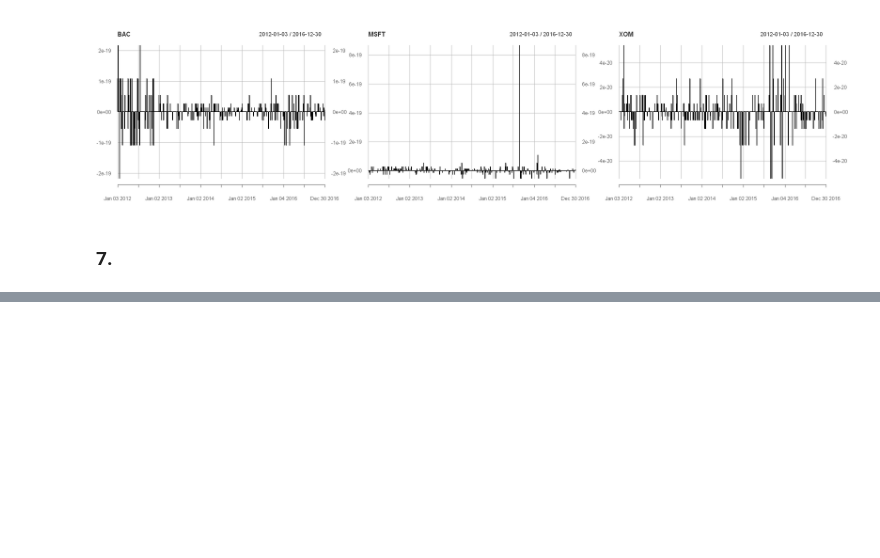
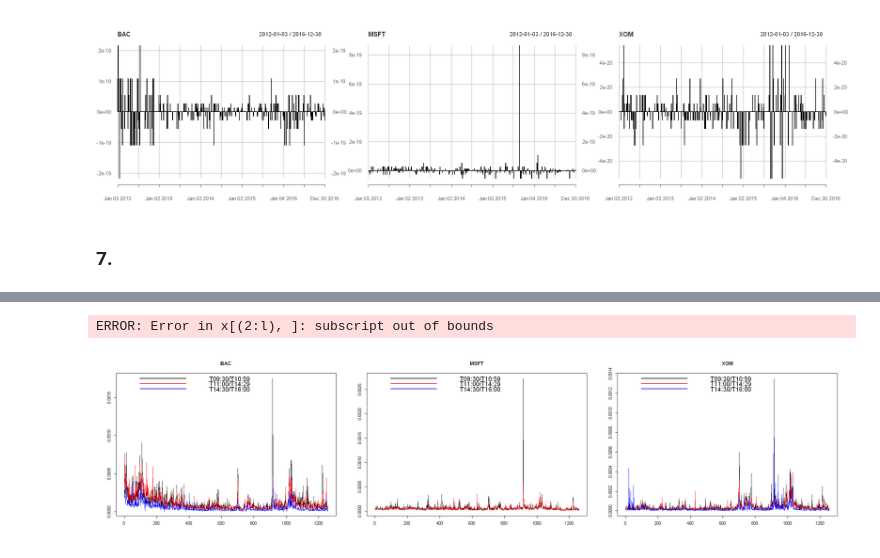
Before and after one commit to JanK0095/Financial-Econometrics-Course-Projects, a Jupyter notebook: HW3/FE1_HW3_Kubal_Mattanelli.ipynb, the cells around one changed output, grey strips where cells are left out. Saved outputs shown, nothing was run; the diff lists cells and outputs as text; code cells hidden in the pictures; blank space fills up the shorter version.

Commit message:
Working on 7 and 8. Encountered an error which is not resolved yet

```diff
--- a/HW3/FE1_HW3_Kubal_Mattanelli.ipynb
+++ b/HW3/FE1_HW3_Kubal_Mattanelli.ipynb
@@ -594,0 +606,11 @@ barplot(percentage_shares[[3]], col = c("black", "red", "green"), space = 0, mai
+# %%
+#Calculating Realized Variance for the sub-periods
+real_var_subsets_from_prices <- vector("list", 3) #Empty vector for the results
+for (i in 1:3) { #Looping through the tickers
+    real_var_subsets_from_prices_indiv <- vector("list", 3) #Empty list for the results for each ticker
+    for (j in 1:3) { #Looping through the sub-periods
+        if (i == 2 & j == 3) {next} #Temporary workaround since rCov does not seem to work for MSFT period 14:30 - 16:00
+        real_var_subsets_from_prices_indiv[[j]] <- rCov(hw3_data_restricted[[i]][sub_periods[j]], makeReturns = TRUE) #Calculating RV on the subset
+    }
+    real_var_subsets_from_prices[[i]] <- real_var_subsets_from_prices_indiv #Storing the results
+}
@@ -594,0 +645,18 @@ barplot(percentage_shares[[3]], col = c("black", "red", "green"), space = 0, mai
+# %%
+xxx <- apply.daily(hw3_data_restricted[[2]][sub_periods[3]], makeReturns) #Some day is causing the trouble, need to figure out which one
+# %% [output]
+ERROR: Error in x[(2:l), ]: subscript out of bounds
+# %%
+#Plotting
+options(repr.plot.width = 20, repr.plot.height = 5)
+par(mfrow = c(1, 3)) #Setting up the grid
+for (i in 1:3) { #Looping through the tickers
+    plot(as.numeric(real_var_subsets_from_prices[[i]][[1]]), type = "l", xlab = "", ylab = "", main = stock_names[i])
+    lines(as.numeric(real_var_subsets_from_prices[[i]][[2]]), col = "red")
+    if (i != 2) { #Temporary workaround
+        lines(as.numeric(real_var_subsets_from_prices[[i]][[3]]), col = "blue")
+    }
+    legend("topleft", sub_periods, col = c("black", "red", "blue"), lty = 1, bty = "n", cex = 1.5, lwd = 2)
+}
+# %% [output]
+[figure, added]
```
Also changed, not shown: parts of 15 cells of this notebook.
